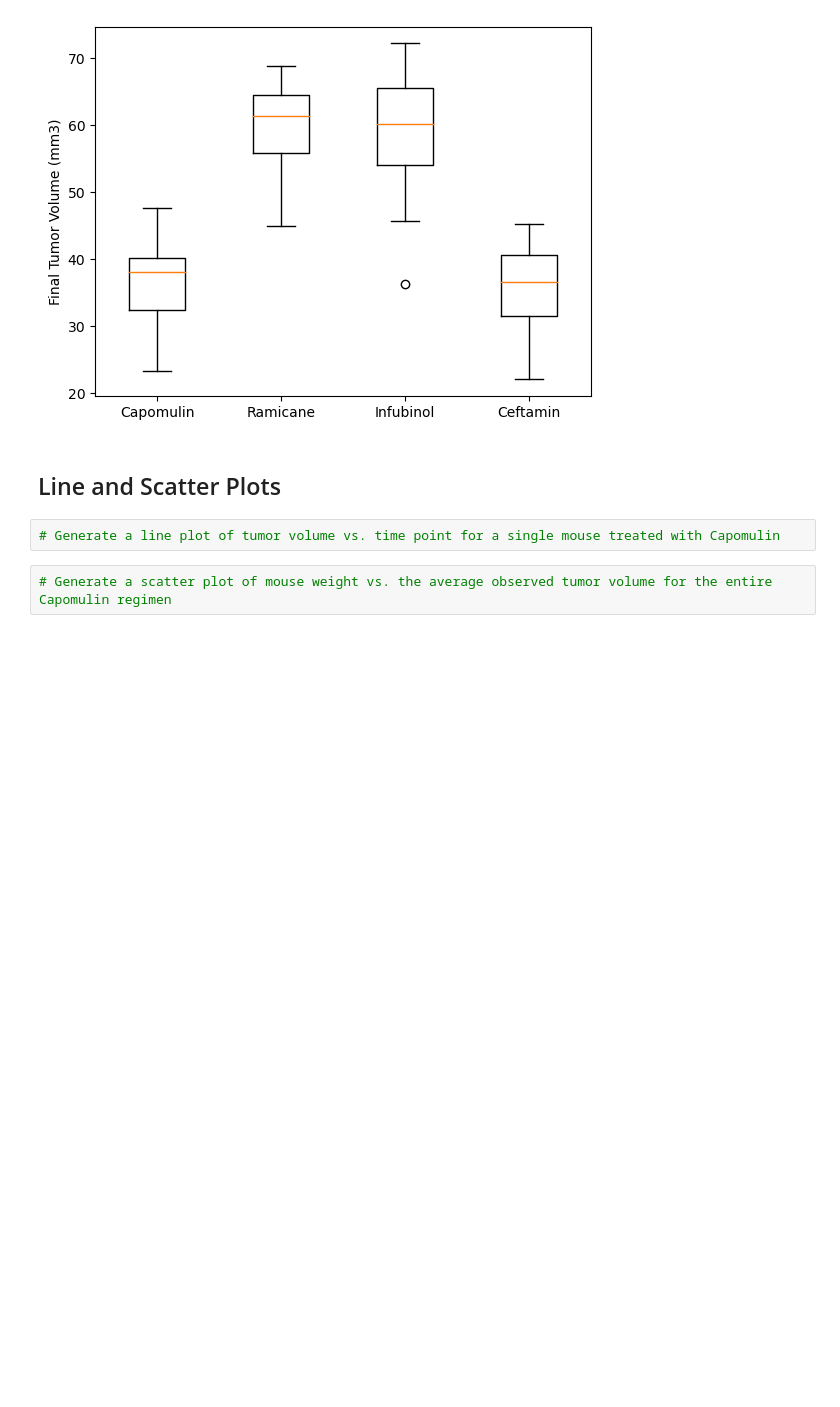
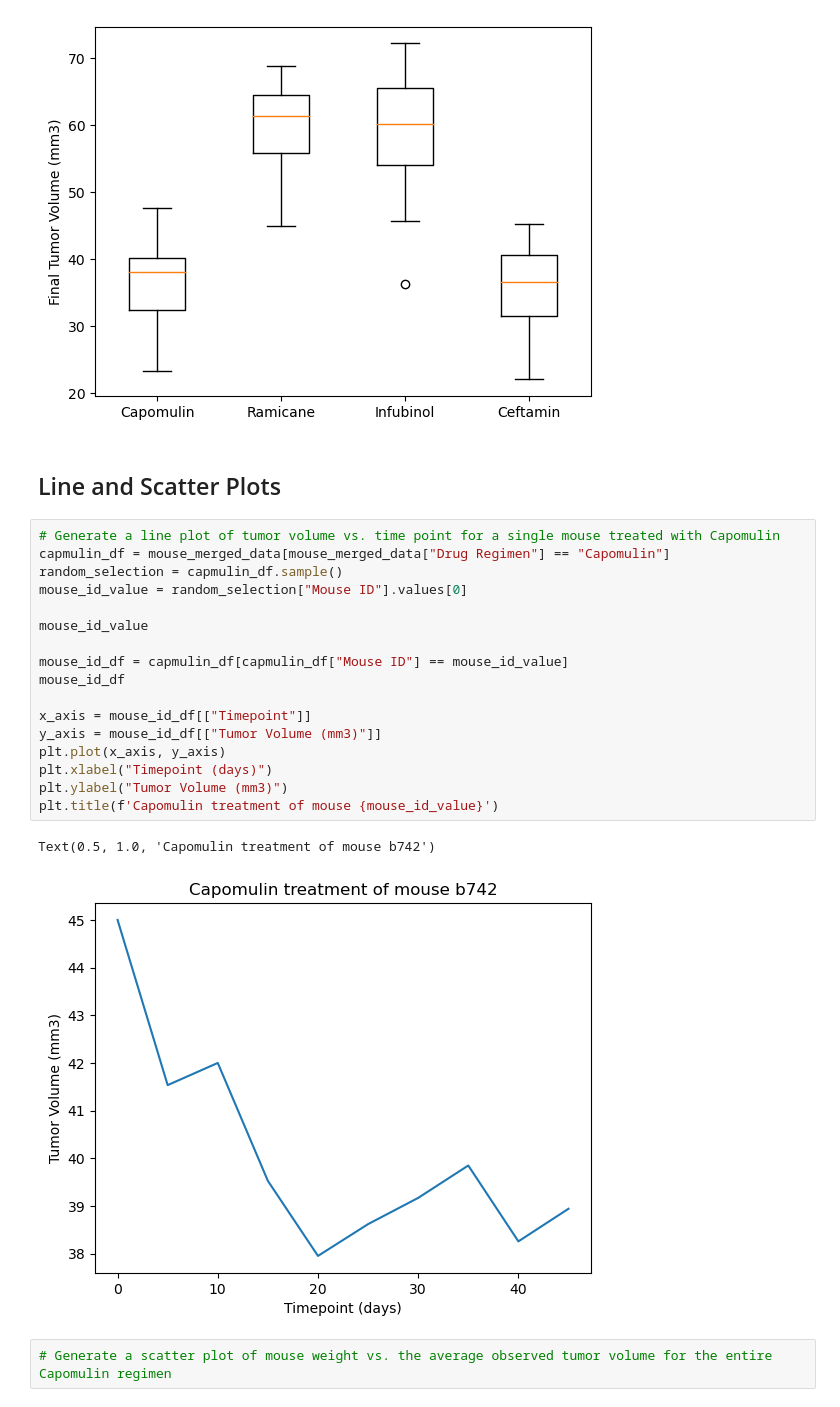
Before and after one commit to benrich322/matplotlib-challenge, a Jupyter notebook: Pymaceuticals/pymaceuticals_final.ipynb, the cells around one changed output. Cells and saved outputs as stored; diff of their text form; blank space fills up the shorter version.

Commit message:
add line plot

```diff
--- a/Pymaceuticals/pymaceuticals_final.ipynb
+++ b/Pymaceuticals/pymaceuticals_final.ipynb
@@ -272,8 +258,26 @@ plt.show()
 [figure]
 # %% [markdown]
 ## Line and Scatter Plots
-# %%
-# Generate a line plot of tumor volume vs. time point for a single mouse treated with Capomulin
+# %%
+# Generate a line plot of tumor volume vs. time point for a single mouse treated with Capomulin
+capmulin_df = mouse_merged_data[mouse_merged_data["Drug Regimen"] == "Capomulin"]
+random_selection = capmulin_df.sample()
+mouse_id_value = random_selection["Mouse ID"].values[0]
+
+mouse_id_value
+
+mouse_id_df = capmulin_df[capmulin_df["Mouse ID"] == mouse_id_value]
+mouse_id_df
+
+x_axis = mouse_id_df[["Timepoint"]]
+y_axis = mouse_id_df[["Tumor Volume (mm3)"]]
+plt.plot(x_axis, y_axis)
+plt.xlabel("Timepoint (days)")
+plt.ylabel("Tumor Volume (mm3)")
+plt.title(f'Capomulin treatment of mouse {mouse_id_value}')
+# %% [output]
+Text(0.5, 1.0, 'Capomulin treatment of mouse b742')
+[figure, added]
 # %%
 # Generate a scatter plot of mouse weight vs. the average observed tumor volume for the entire Capomulin regimen
 # %% [markdown]
```
Also changed, not shown: parts of 1 cell of this notebook.
